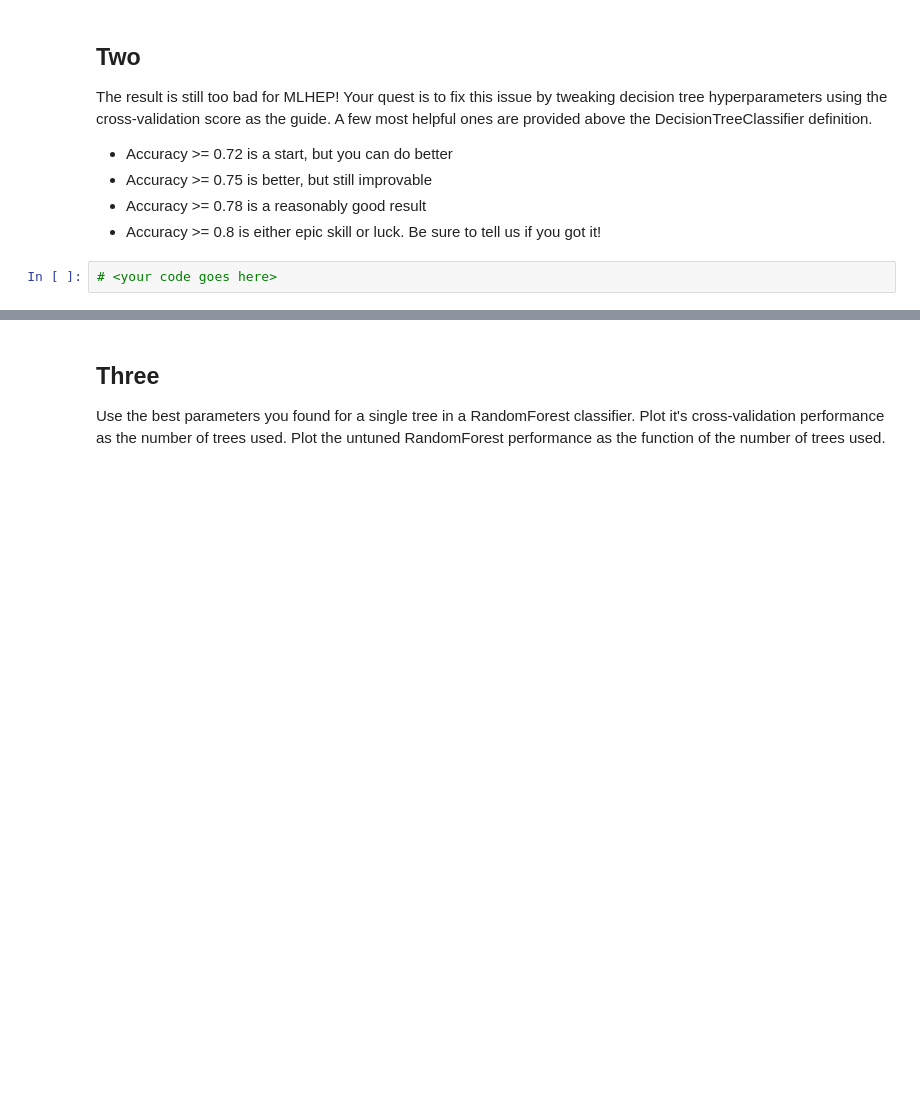
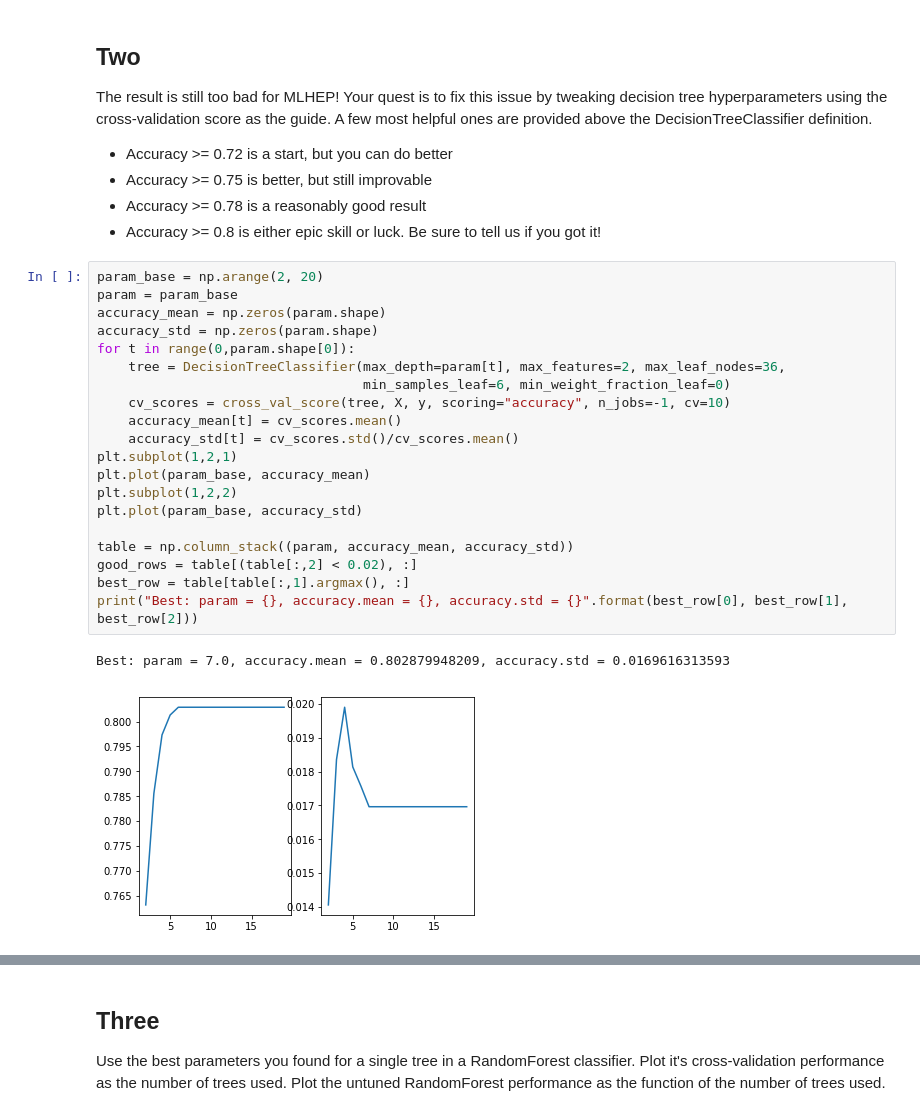
Before and after one commit to adammendoza/mlhep2017, a Jupyter notebook: day1/seminar2-work/1.2.2 Decision trees.ipynb, the cells around one changed output, grey strips where cells are left out. Saved outputs shown, nothing was run; the diff lists cells and outputs as text; blank space fills up the shorter version.

```diff
--- a/day1/seminar2-work/1.2.2 Decision trees.ipynb
+++ b/day1/seminar2-work/1.2.2 Decision trees.ipynb
@@ -211,5 +202,26 @@ The result is still too bad for MLHEP! Your quest is to fix this issue by tweaki
  * Accuracy >= 0.75 is better, but still improvable
  * Accuracy >= 0.78 is a reasonably good result
  * Accuracy >= 0.8 is either epic skill or luck. Be sure to tell us if you got it!
-# %%
-# <your code goes here>
+# %%
+param_base = np.arange(2, 20)
+param = param_base
+accuracy_mean = np.zeros(param.shape)
+accuracy_std = np.zeros(param.shape)
+for t in range(0,param.shape[0]):
+    tree = DecisionTreeClassifier(max_depth=param[t], max_features=2, max_leaf_nodes=36,
+                                  min_samples_leaf=6, min_weight_fraction_leaf=0)
+    cv_scores = cross_val_score(tree, X, y, scoring="accuracy", n_jobs=-1, cv=10)
+    accuracy_mean[t] = cv_scores.mean()
+    accuracy_std[t] = cv_scores.std()/cv_scores.mean()
+plt.subplot(1,2,1)
+plt.plot(param_base, accuracy_mean)
+plt.subplot(1,2,2)
+plt.plot(param_base, accuracy_std)
+
+table = np.column_stack((param, accuracy_mean, accuracy_std))
+good_rows = table[(table[:,2] < 0.02), :]
+best_row = table[table[:,1].argmax(), :]
+print("Best: param = {}, accuracy.mean = {}, accuracy.std = {}".format(best_row[0], best_row[1], best_row[2]))
+# %% [output]
+Best: param = 7.0, accuracy.mean = 0.802879948209, accuracy.std = 0.0169616313593
+[figure, added]
```
Also changed, not shown: parts of 24 cells of this notebook, 2 other files.
